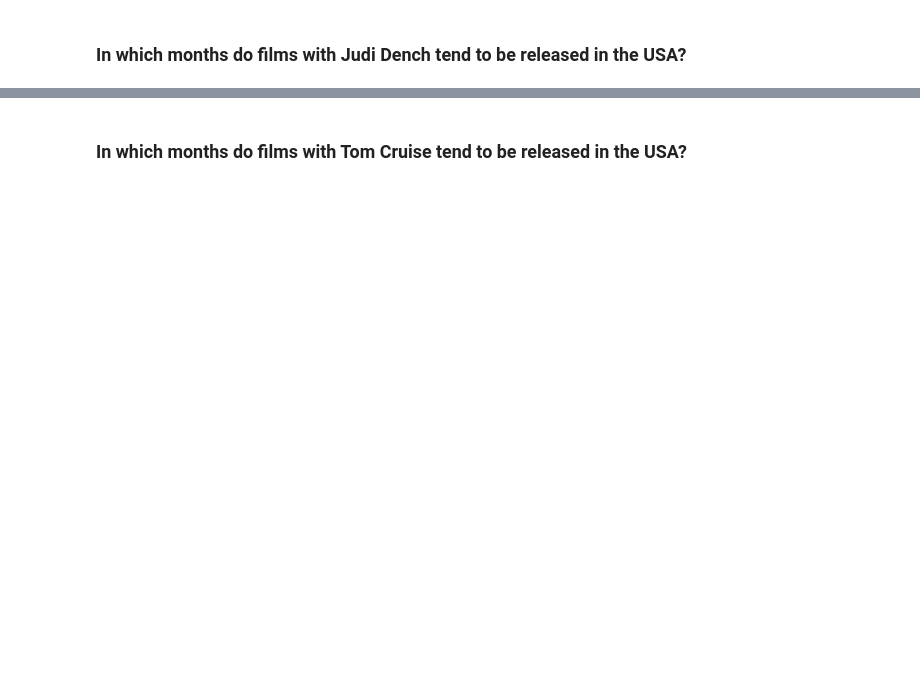
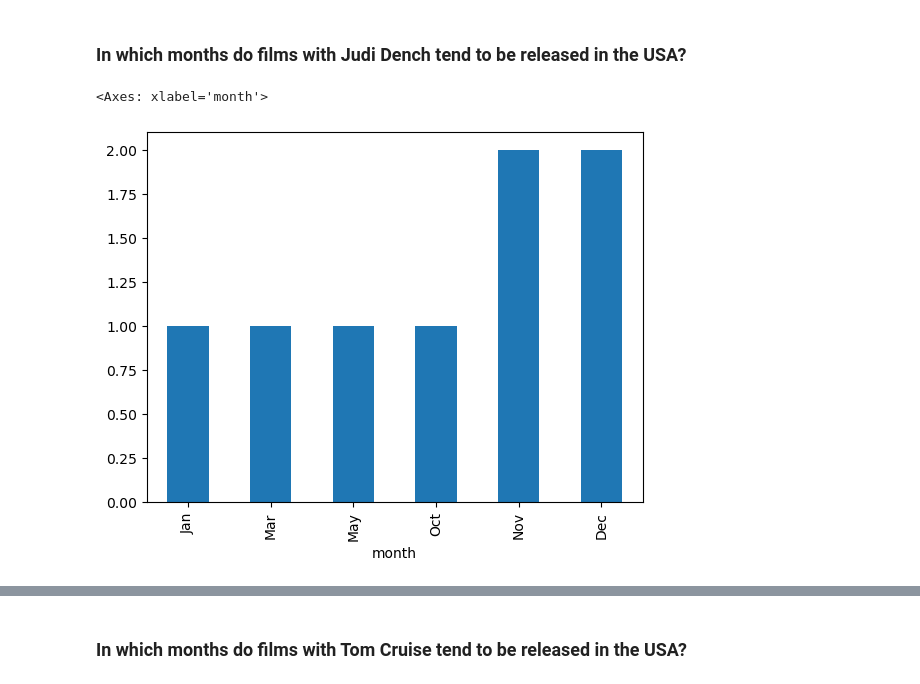
Before and after one commit to ronibars/pycon-pandas-tutorial, a Jupyter notebook: Exercises-5.ipynb, the cells around one changed output, grey strips where cells are left out. Saved outputs shown, nothing was run; the diff lists cells and outputs as text; code cells hidden in the pictures; blank space fills up the shorter version.

```diff
--- a/Exercises-5.ipynb
+++ b/Exercises-5.ipynb
@@ -100,2 +181,25 @@ usa_hobbit_movies_pivot.plot(kind='bar')
 # %% [markdown]
 ### On which date was each Judi Dench movie from the 1990s released in the USA?
+# %%
+cast_release_merged = pd.merge(cast,
+                               release_dates,
+                               on=['title', 'year'],
+                               how='inner')
+judi_dench_movies = (
+    cast_release_merged
+    .loc[cast_release_merged['name']
+         .str
+         .contains('Judi Dench',
+                   na=False,
+                   case=False)]
+                   )
+
+judi_dench_movies_1990usa = (
+    judi_dench_movies
+    .loc[(judi_dench_movies['year']
+         .between(1990, 1999)
+         ) &
+         (judi_dench_movies['country'] == 'USA')]
+         )
+
+judi_dench_movies_1990usa.sort_values('year', ascending=True)
@@ -102,2 +216,15 @@ usa_hobbit_movies_pivot.plot(kind='bar')
 # %% [markdown]
 ### In which months do films with Judi Dench tend to be released in the USA?
+# %%
+judi_dench_month = (judi_dench_movies_1990usa.pivot_table(
+    index=['month', 'month_number'],
+    values='title',
+    aggfunc='count'
+)
+    .reset_index()
+    .sort_values('month_number'))
+
+judi_dench_month.set_index('month')['title'].plot(kind='bar')
+# %% [output]
+<Axes: xlabel='month'>
+[figure, added]
```
Also changed, not shown: parts of 7 cells of this notebook.
